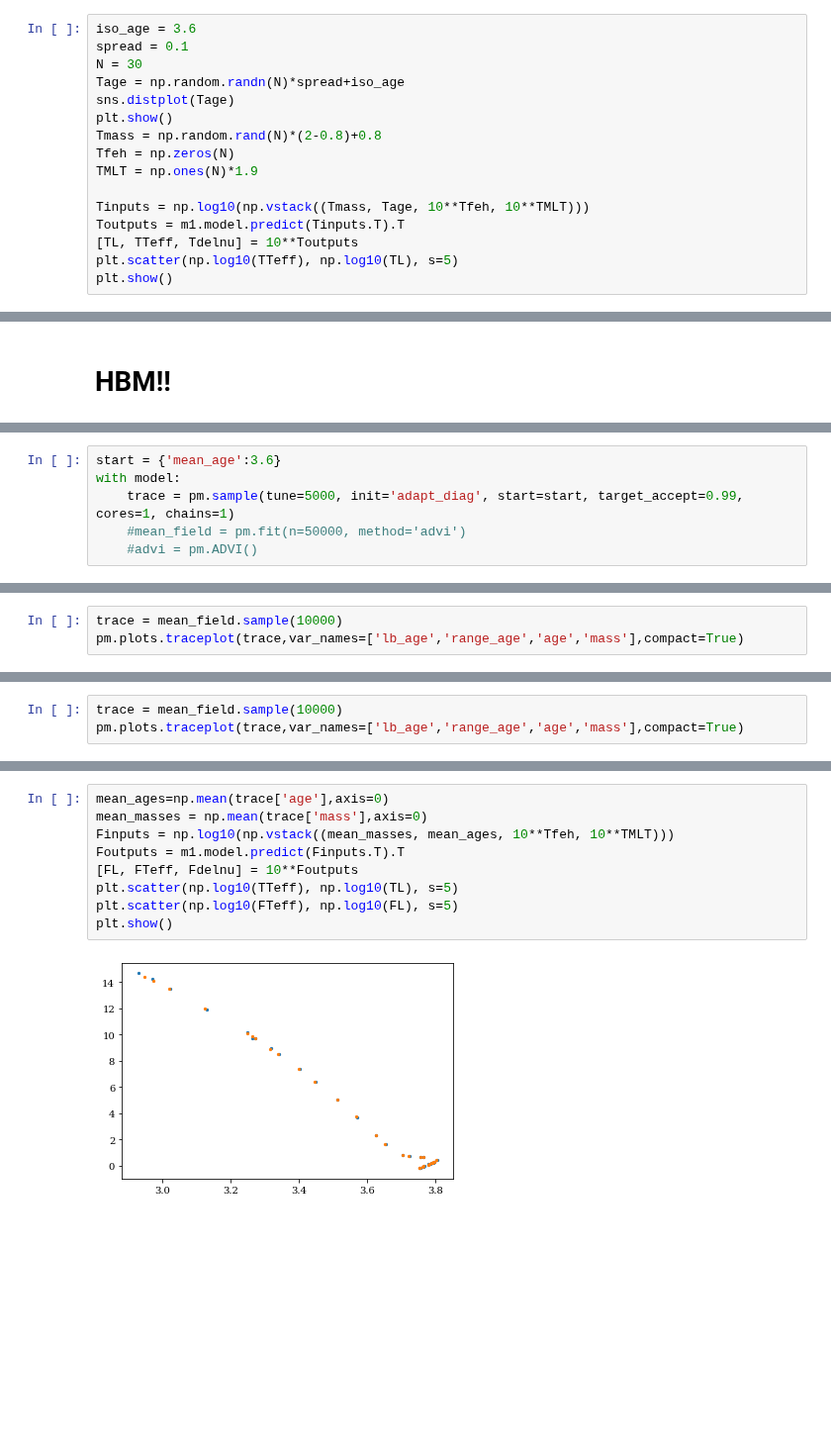
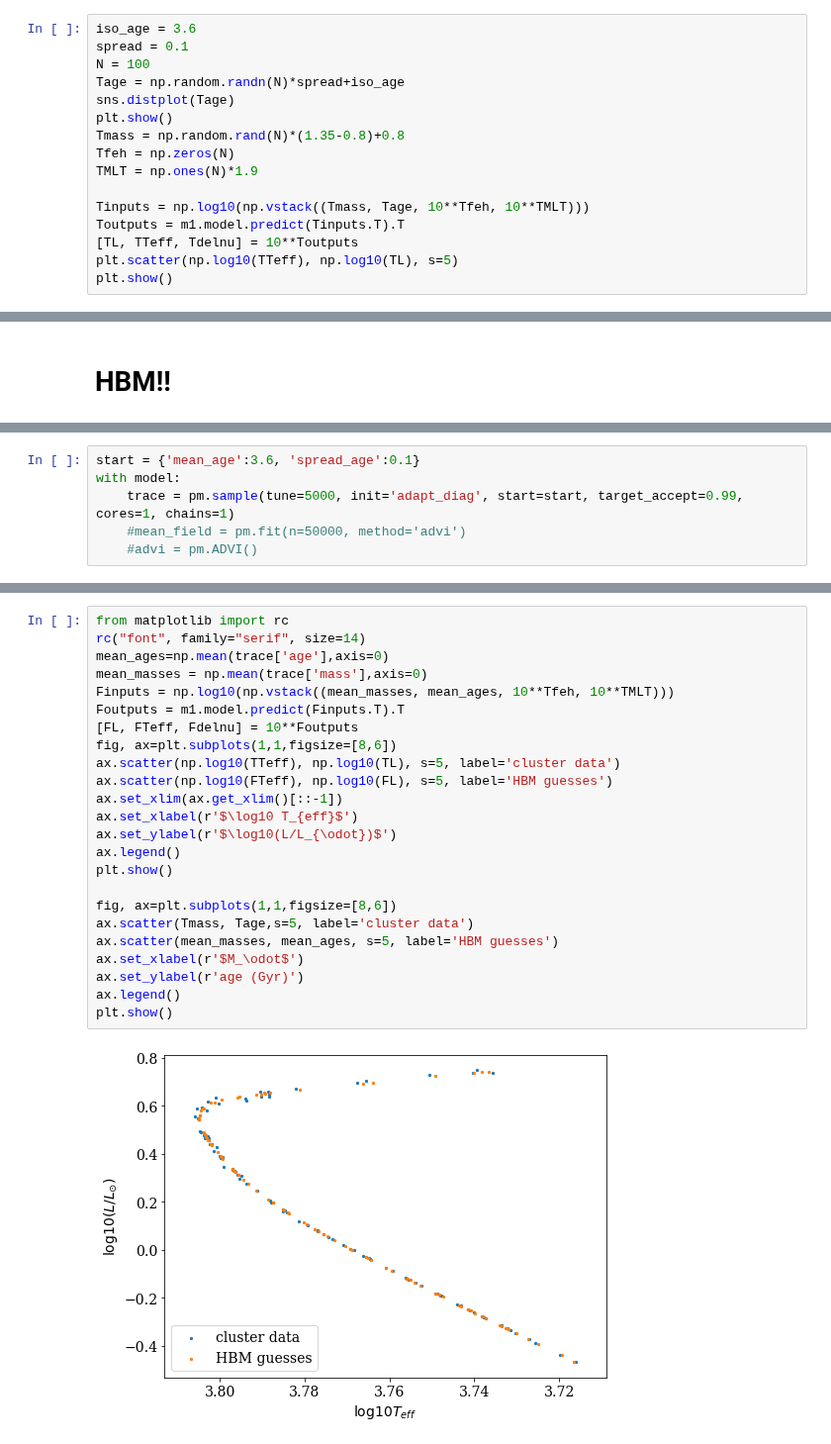
Before and after one commit to Harry-Westwood/Y4-Project-InterNeuralStellar, a Jupyter notebook: Hin's_files/NNpseudo_cluster.ipynb, the cells around one changed output, grey strips where cells are left out. Shown at 99% size. Saved outputs shown, nothing was run; the diff lists cells and outputs as text; blank space fills up the shorter version.

```diff
--- a/Hin's_files/NNpseudo_cluster.ipynb
+++ b/Hin's_files/NNpseudo_cluster.ipynb
@@ -35,11 +35,11 @@ _________________________________________________________________
 # %%
 iso_age = 3.6
 spread = 0.1
-N = 30
+N = 100
 Tage = np.random.randn(N)*spread+iso_age
 sns.distplot(Tage)
 plt.show()
-Tmass = np.random.rand(N)*(2-0.8)+0.8
+Tmass = np.random.rand(N)*(1.35-0.8)+0.8
 Tfeh = np.zeros(N)
 TMLT = np.ones(N)*1.9
 
@@ -94,7 +71,7 @@ with model:
 # %% [output]
 [Elemwise{log10,no_inplace}.0, Elemwise{log10,no_inplace}.0, feh, MLT]
 # %%
-start = {'mean_age':3.6}
+start = {'mean_age':3.6, 'spread_age':0.1}
 with model:
     trace = pm.sample(tune=5000, init='adapt_diag', start=start, target_accept=0.99, cores=1, chains=1)
     #mean_field = pm.fit(n=50000, method='advi')
@@ -138,3 +99,0 @@ hist_ax.set_title('Negative ELBO track');
-# %%
-trace = mean_field.sample(10000)
-pm.plots.traceplot(trace,var_names=['lb_age','range_age','age','mass'],compact=True)
@@ -152,3 +99,0 @@ array([[<matplotlib.axes._subplots.AxesSubplot object at 0x...>,
-# %%
-trace = mean_field.sample(10000)
-pm.plots.traceplot(trace,var_names=['lb_age','range_age','age','mass'],compact=True)
@@ -166,11 +100,26 @@ array([[<matplotlib.axes._subplots.AxesSubplot object at 0x...>,
 # %%
+from matplotlib import rc
+rc("font", family="serif", size=14)
 mean_ages=np.mean(trace['age'],axis=0)
 mean_masses = np.mean(trace['mass'],axis=0)
 Finputs = np.log10(np.vstack((mean_masses, mean_ages, 10**Tfeh, 10**TMLT)))
 Foutputs = m1.model.predict(Finputs.T).T
 [FL, FTeff, Fdelnu] = 10**Foutputs
-plt.scatter(np.log10(TTeff), np.log10(TL), s=5)
-plt.scatter(np.log10(FTeff), np.log10(FL), s=5)
+fig, ax=plt.subplots(1,1,figsize=[8,6])
+ax.scatter(np.log10(TTeff), np.log10(TL), s=5, label='cluster data')
+ax.scatter(np.log10(FTeff), np.log10(FL), s=5, label='HBM guesses')
+ax.set_xlim(ax.get_xlim()[::-1])
+ax.set_xlabel(r'$\log10 T_{eff}$')
+ax.set_ylabel(r'$\log10(L/L_{\odot})$')
+ax.legend()
 plt.show()
+
+fig, ax=plt.subplots(1,1,figsize=[8,6])
+ax.scatter(Tmass, Tage,s=5, label='cluster data')
+ax.scatter(mean_masses, mean_ages, s=5, label='HBM guesses')
+ax.set_xlabel(r'$M_\odot$')
+ax.set_ylabel(r'age (Gyr)')
+ax.legend()
+plt.show()
 # %% [output]
-[figure, old version]
+[figure, new version]
```
Also changed, not shown: parts of 13 cells of this notebook.
